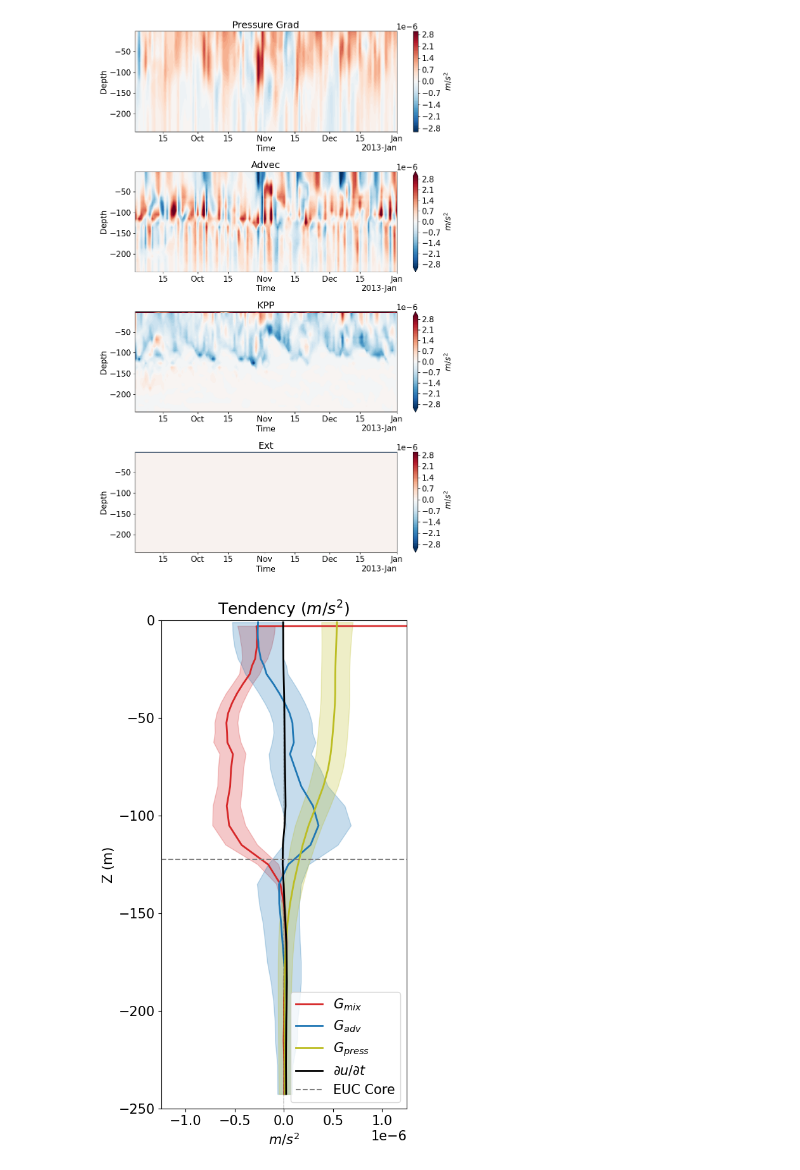
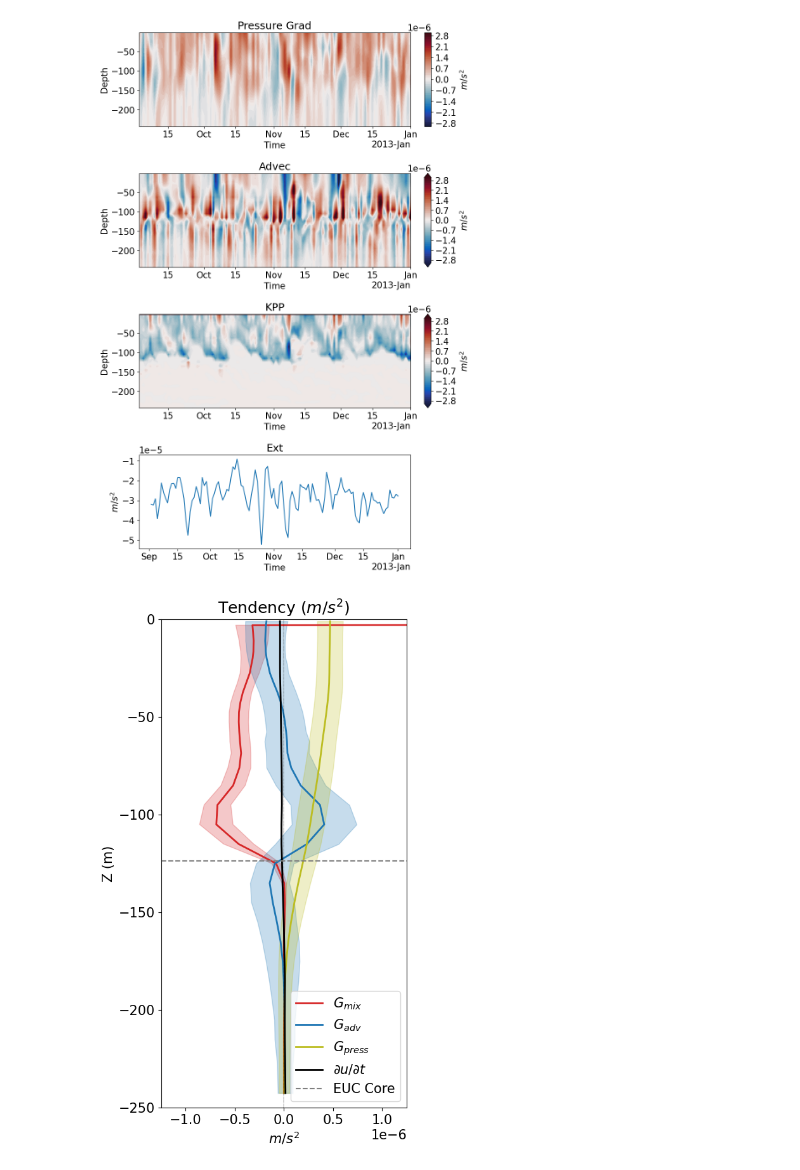
Before and after one commit to eldavenport/mitgcm-mombudg, a Jupyter notebook: zonal_momentum_budget.ipynb, the cells around one changed output. Drawn from its saved outputs; the diff is of its cells as text; code cells hidden in the pictures.

Commit message:
upating momentum budget plots

```diff
--- a/zonal_momentum_budget.ipynb
+++ b/zonal_momentum_budget.ipynb
@@ -28,14 +28,14 @@ lon = 220.0
 latMin = -0.1
 latMax = 0.1
 
-data_dir = '/data/SO3/edavenport/tpose6/sep2012/velocity_withhold/run_iter14/'
+data_dir = '/data/SO3/edavenport/tpose6/sep2012/velocity_assim/run_iter0/'
 grid_dir = '/data/SO6/TPOSE_diags/tpose6/grid_6/'
 
 num_diags = 122 #
 itPerFile = 72 # 1 day
 intervals = range(itPerFile,itPerFile*num_diags+1,itPerFile)
 
-prefix = [filename_state,filename_mom_u,filename_heat,filename_surf]
+prefix = [filename_state,filename_mom_u,filename_surf]
 ds = open_mdsdataset(data_dir=data_dir,grid_dir=grid_dir,iters=intervals,prefix=prefix,ref_date='2012-09-01',delta_t=1200.,ignore_unknown_vars=True)
 
 ds['XC'] = ds.XC.astype(float)
@@ -45,7 +45,7 @@ ds['XG'] = ds.XG.astype(float)
 ds['YG'] = ds.YG.astype(float)
 ds['Zl'] = ds.Zl.astype(float)
 # %%
-folder_name = '/home/edavenport/analysis/mitgcm-mombudg/velocity_assim/sep2012_velwithhold_iter14/'
+folder_name = '/home/edavenport/analysis/mitgcm-mombudg/velocity_assim/sep2012_iter0/'
 # %%
 grid = xgcm.Grid(ds, periodic=['X','Y'])
 vol = (ds.rAw*ds.hFacW*ds.drF)
@@ -122,35 +122,61 @@ Um_dPhiX_std = Um_dPhiX.std(dim='time').compute()/std_err_denom
 Um_Ext_mean = Um_Ext.mean(dim='time').compute()
 Um_Ext_std = Um_Ext.std(dim='time').compute()/std_err_denom
 # %%
+import matplotlib.pyplot as plt
+from matplotlib.colors import TwoSlopeNorm
+import matplotlib.gridspec as gridspec
+import numpy as np
+
 vmin = -3e-6
 vmax = 3e-6
-levels = np.arange(vmin,vmax,1e-7)
+levels = np.arange(vmin, vmax, 1e-7)
 
-fig, ax = plt.subplots(figsize=(10,15),nrows=4,ncols=1)
-Um_dPhiX.plot.contourf(ax=ax[0],x='time',y='Z',levels=levels,cmap='RdBu_r',cbar_kwargs={'label':'$m/s^2$'},norm=TwoSlopeNorm(vmin=vmin,vcenter=0,vmax=vmax))
-ax[0].set_title('Pressure Grad')
-ax[0].set_xlabel('Time')
-ax[0].set_ylabel('Depth')
+fig = plt.figure(figsize=(9, 16))
+# Create a 4-row, 2-column grid: 1st column for plots, 2nd column for colorbars
+gs = gridspec.GridSpec(4, 2, width_ratios=[40, 1], height_ratios=[1, 1, 1, 1], wspace=0.1, hspace=0.5)
 
-Um_Advec.plot.contourf(ax=ax[1],x='time',y='Z',levels=levels,cmap='RdBu_r',cbar_kwargs={'label':'$m/s^2$'},norm=TwoSlopeNorm(vmin=vmin,vcenter=0,vmax=vmax))
-ax[1].set_title('Advec')
-ax[1].set_xlabel('Time')
-ax[1].set_ylabel('Depth')
+# --- Row 1 ---
+ax0 = fig.add_subplot(gs[0, 0])
+cax0 = fig.add_subplot(gs[0, 1])
+Um_dPhiX.plot.contourf(ax=ax0, x='time', y='Z', levels=levels, cmap=cmo.balance,
+                       cbar_ax=cax0, cbar_kwargs={'label': '$m/s^2$'},
+                       norm=TwoSlopeNorm(vmin=vmin, vcenter=0, vmax=vmax))
+ax0.set_title('Pressure Grad')
+ax0.set_xlabel('Time')
+ax0.set_ylabel('Depth')
 
-KPP_momU.plot.contourf(ax=ax[2],x='time',y='Z',levels=levels,cmap='RdBu_r',cbar_kwargs={'label':'$m/s^2$'},norm=TwoSlopeNorm(vmin=vmin,vcenter=0,vmax=vmax))
-ax[2].set_title('KPP')
-ax[2].set_xlabel('Time')
-ax[2].set_ylabel('Depth')
+# --- Row 2 ---
+ax1 = fig.add_subplot(gs[1, 0])
+cax1 = fig.add_subplot(gs[1, 1])
+Um_Advec.plot.contourf(ax=ax1, x='time', y='Z', levels=levels, cmap=cmo.balance,
+                       cbar_ax=cax1, cbar_kwargs={'label': '$m/s^2$'},
+                       norm=TwoSlopeNorm(vmin=vmin, vcenter=0, vmax=vmax))
+ax1.set_title('Advec')
+ax1.set_xlabel('Time')
+ax1.set_ylabel('Depth')
 
-Um_Ext.plot.contourf(ax=ax[3],x='time',y='Z',levels=levels,cmap='RdBu_r',cbar_kwargs={'label':'$m/s^2$'},norm=TwoSlopeNorm(vmin=vmin,vcenter=0,vmax=vmax))
-ax[3].set_title('Ext')
-ax[3].set_xlabel('Time')
-ax[3].set_ylabel('Depth')
-plt.tight_layout()
+# --- Row 3 ---
+ax2 = fig.add_subplot(gs[2, 0])
+cax2 = fig.add_subplot(gs[2, 1])
+KPP_momU.plot.contourf(ax=ax2, x='time', y='Z', levels=levels, cmap=cmo.balance,
+                       cbar_ax=cax2, cbar_kwargs={'label': '$m/s^2$'},
+                       norm=TwoSlopeNorm(vmin=vmin, vcenter=0, vmax=vmax))
+ax2.set_title('KPP')
+ax2.set_xlabel('Time')
+ax2.set_ylabel('Depth')
 
-fig.savefig(folder_name+'mombudget_terms_timeseries.png')
+# --- Row 4 (no colorbar, but same width as others) ---
+ax3 = fig.add_subplot(gs[3, 0])
+Um_Ext.isel(Z=0).plot(ax=ax3, x='time')
+ax3.set_title('Ext')
+ax3.set_xlabel('Time')
+ax3.set_ylabel('$m/s^2$')
+
+# Leave gs[3,1] empty so width matches others
+fig.tight_layout()
+fig.savefig(folder_name + 'mombudget_terms_timeseries.png')
 # %% [output]
-[figure, old version]
+[figure, new version]
 # %%
 uvel = ds.UVEL.sel(Z=slice(zMax,zMin),YC=slice(latMin,latMax)).sel(XG=[lon],method='nearest').squeeze().mean(dim='YC').compute()
 EUC_Core = ds.Z[uvel.argmax(dim='Z')].mean(dim='time').compute()
@@ -177,7 +203,7 @@ ax.set_ylabel('Z (m)')
 
 fig.savefig(folder_name+'mombudget_terms_meanprof.png')
 # %% [output]
-[figure, old version]
+[figure, new version]
 # %%
 cluster.close()
 client.shutdown()
```
Also changed, not shown: parts of 2 cells of this notebook, 6 other files.
